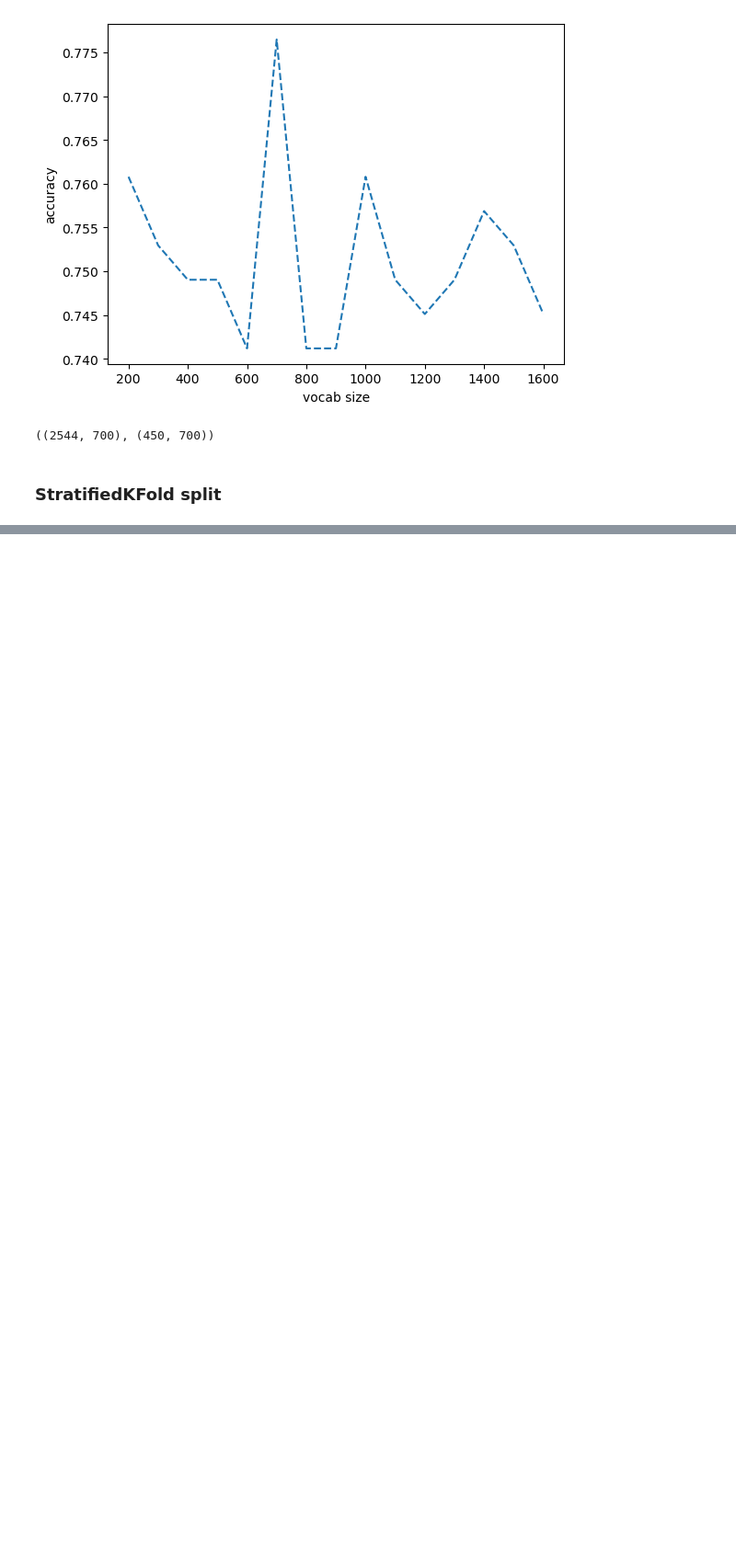
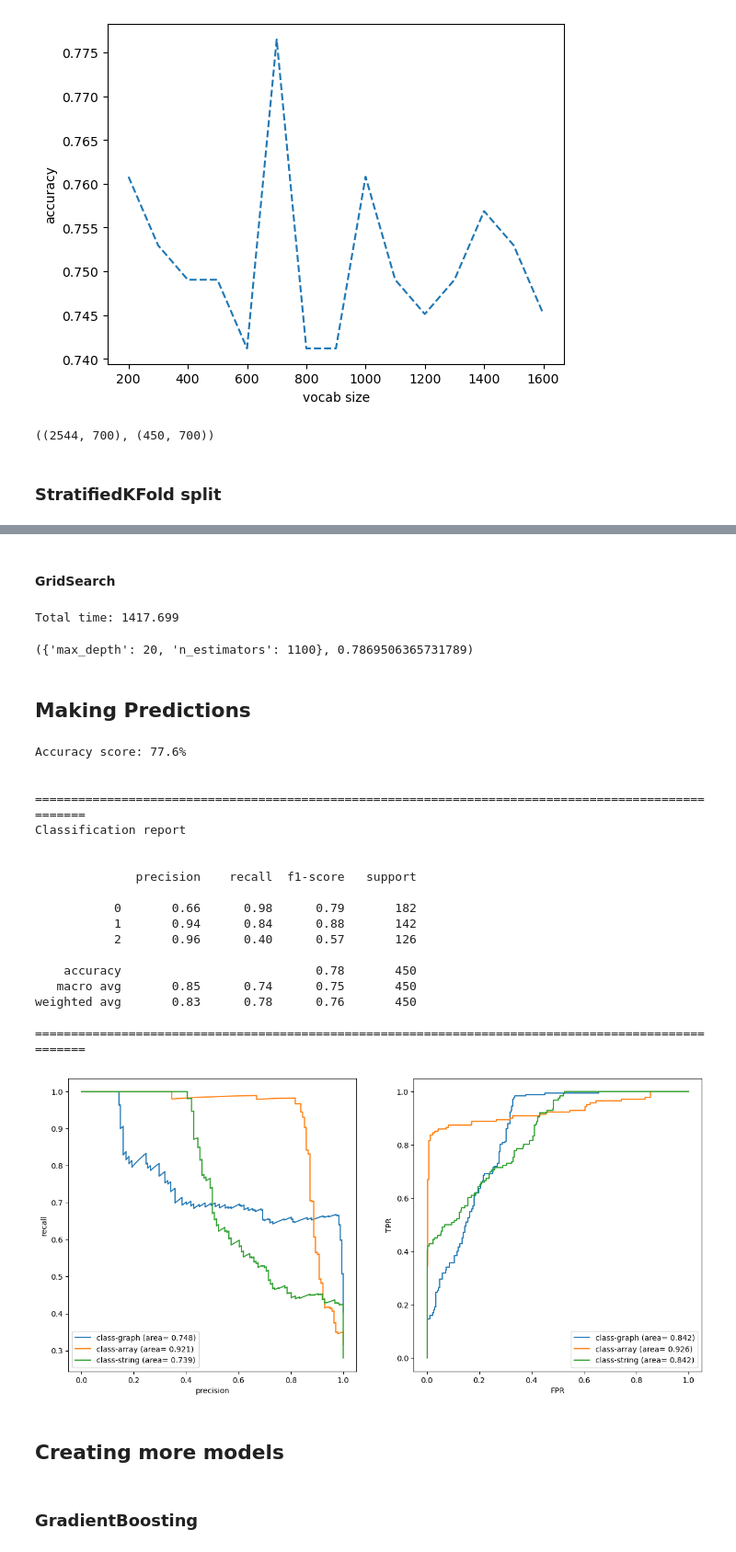
Before and after one commit to SkAndMl/question_tagging, a Jupyter notebook: notebooks/QuestionTagging.ipynb, the cells around one changed output, grey strips where cells are left out. Shown at 92% size. Saved outputs shown, nothing was run; the diff lists cells and outputs as text; code cells hidden in the pictures; blank space fills up the shorter version.

```diff
--- a/notebooks/QuestionTagging.ipynb
+++ b/notebooks/QuestionTagging.ipynb
@@ -428,6 +301,0 @@ for vs in vocab_sizes:
-# %%
-X_train, X_test, y_train, y_test = model_selection.train_test_split(qns_sub["qn"],
-                                                                    qns_sub["tag"],
-                                                                   test_size=0.15,
-                                                                   random_state=SEED,
-                                                                   stratify=qns_sub["tag"])
@@ -473,0 +337,30 @@ Pipeline(steps=[('vectorizer', TfidfVectorizer(max_features=2200)),
+# %% [markdown]
+#### GridSearch
+# %%
+param_grid = {
+    "max_depth" : range(16, 25),
+    "n_estimators" : range(1100, 1351, 25)
+}
+
+grid_cv = model_selection.GridSearchCV(
+    estimator = ensemble.RandomForestClassifier(random_state=SEED, criterion="gini"),
+    param_grid = param_grid,
+    cv = model_selection.StratifiedKFold(n_splits=5, shuffle=True, random_state=SEED),
+    scoring="accuracy",
+)
+
+grid_cv_start = time()
+
+grid_cv.fit(X_train, y_train)
+
+grid_cv_end = time()
+
+print(f"Total time: {(grid_cv_end-grid_cv_start):.3f}")
+# %% [output]
+Total time: 1417.699
+# %%
+grid_cv.best_params_, grid_cv.best_score_
+# %% [output]
+({'max_depth': 20, 'n_estimators': 1100}, 0.7869506365731789)
+# %% [markdown]
+## Making Predictions
@@ -473,0 +439,28 @@ Pipeline(steps=[('vectorizer', TfidfVectorizer(max_features=2200)),
+# %%
+model = ensemble.RandomForestClassifier(max_depth=20,
+                                       n_estimators=1100,
+                                       random_state=SEED)
+model = model.fit(X_train, y_train)
+y_proba = model.predict_proba(X_test)
+
+evaluation_metrics(y_test, y_proba)
+# %% [output]
+Accuracy score: 77.6%
+
+
+====================================================================================================
+Classification report
+
+
+              precision    recall  f1-score   support
+
+           0       0.66      0.98      0.79       182
+           1       0.94      0.84      0.88       142
+           2       0.96      0.40      0.57       126
+
+    accuracy                           0.78       450
+   macro avg       0.85      0.74      0.75       450
+weighted avg       0.83      0.78      0.76       450
+
+====================================================================================================
+[figure, added]
@@ -473,0 +469,4 @@ Pipeline(steps=[('vectorizer', TfidfVectorizer(max_features=2200)),
+# %% [markdown]
+## Creating more models
+# %% [markdown]
+### GradientBoosting
```
Also changed, not shown: parts of 53 cells of this notebook.
